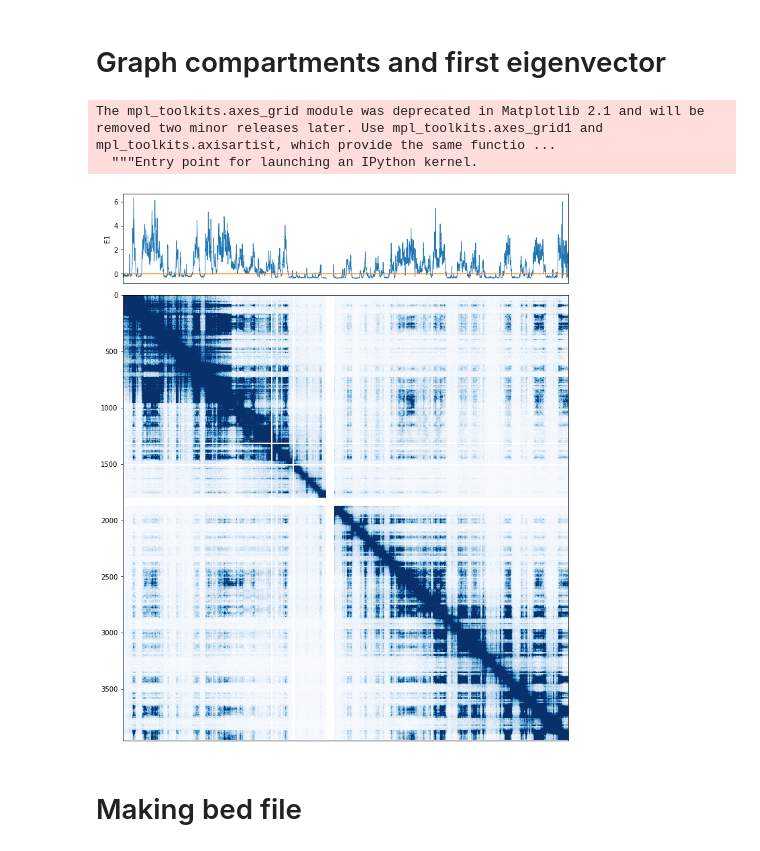
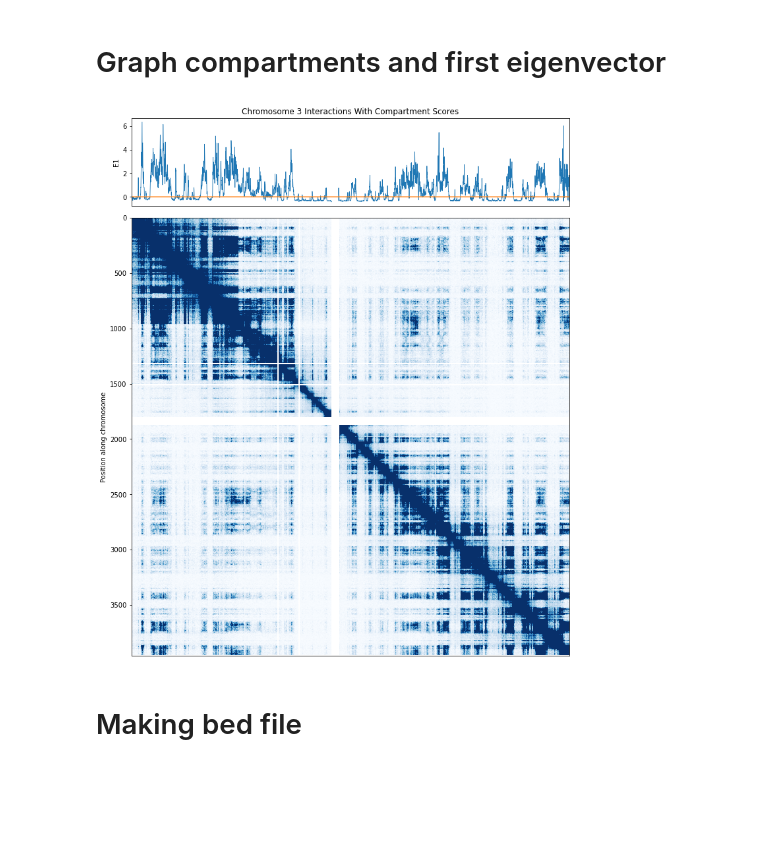
Before and after one commit to bdavi119/qbb2021-answers, a Jupyter notebook: 06-week-hw/compartment_analysis.ipynb, the cells around one changed output. Drawn from its saved outputs; the diff is of its cells as text; code cells hidden in the pictures; blank space fills up the shorter version.

Commit message:
Small updates to heatmap

```diff
--- a/06-week-hw/compartment_analysis.ipynb
+++ b/06-week-hw/compartment_analysis.ipynb
@@ -27,24 +27,24 @@ array([        nan, -0.07931084,  0.08391484, ...,         nan,
 # %%
 from mpl_toolkits.axes_grid import make_axes_locatable
 
 fig, ax = plt.subplots(figsize=(20, 15))
 
 ax.imshow(mat, cmap='Blues', vmax=1)
+ax.set_ylabel('Position along chromosome')
 
 divider = make_axes_locatable(ax)
 ax1 = divider.append_axes("top", size="20%", pad=0.25, sharex=ax)
 ax1.plot(eigvec, label='E1', linewidth=0.8)
 ax1.plot(np.zeros(len(eigvec)))
 
 ax1.set_ylabel('E1')
 ax1.set_xticks([])
+ax1.set_title('Chromosome 3 Interactions With Compartment Scores')
 
 plt.savefig('heatmap.jpg')
 plt.show()
 # %% [output]
-The mpl_toolkits.axes_grid module was deprecated in Matplotlib 2.1 and will be removed two minor releases later. Use mpl_toolkits.axes_grid1 and mpl_toolkits.axisartist, which provide the same functio ...
-  """Entry point for launching an IPython kernel.
-[figure, old version]
+[figure, new version]
 # %% [markdown]
 # Making bed file
 # %%
```
Also changed, not shown: 1 other file.
